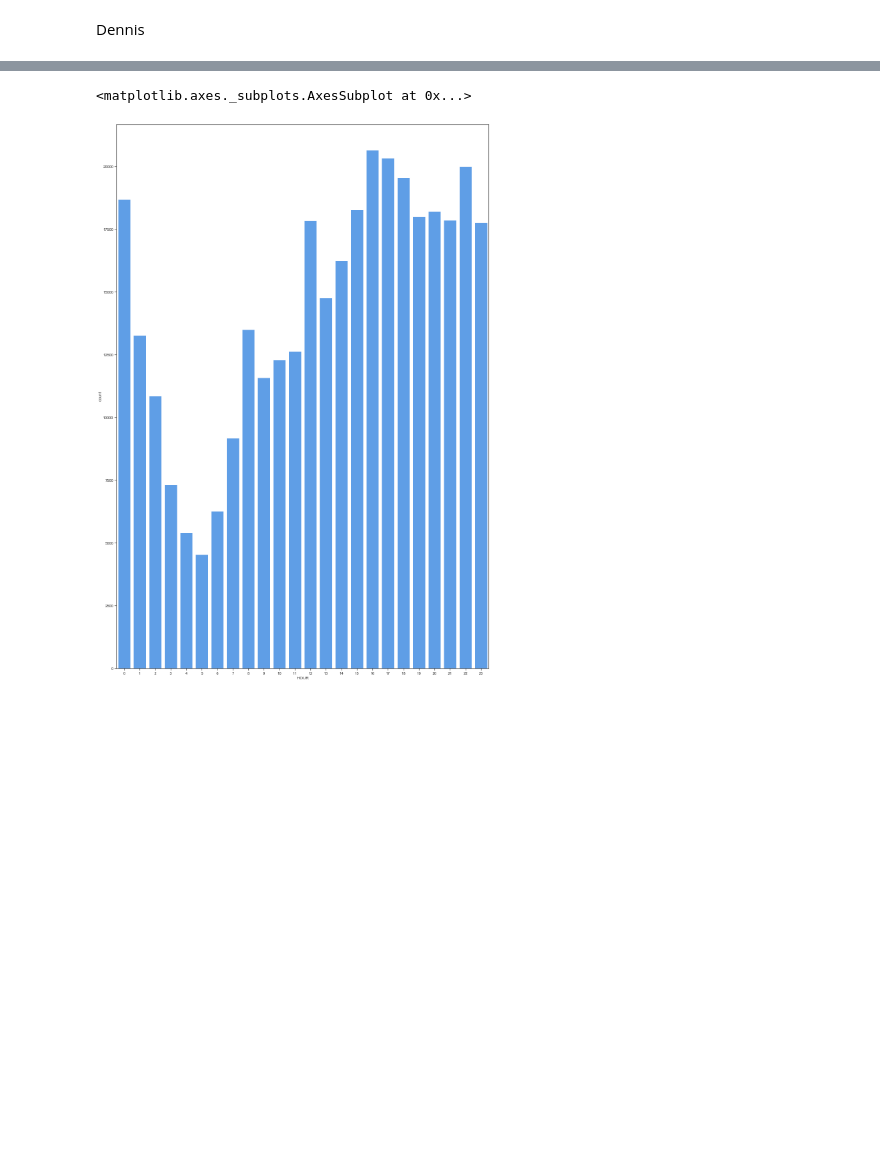
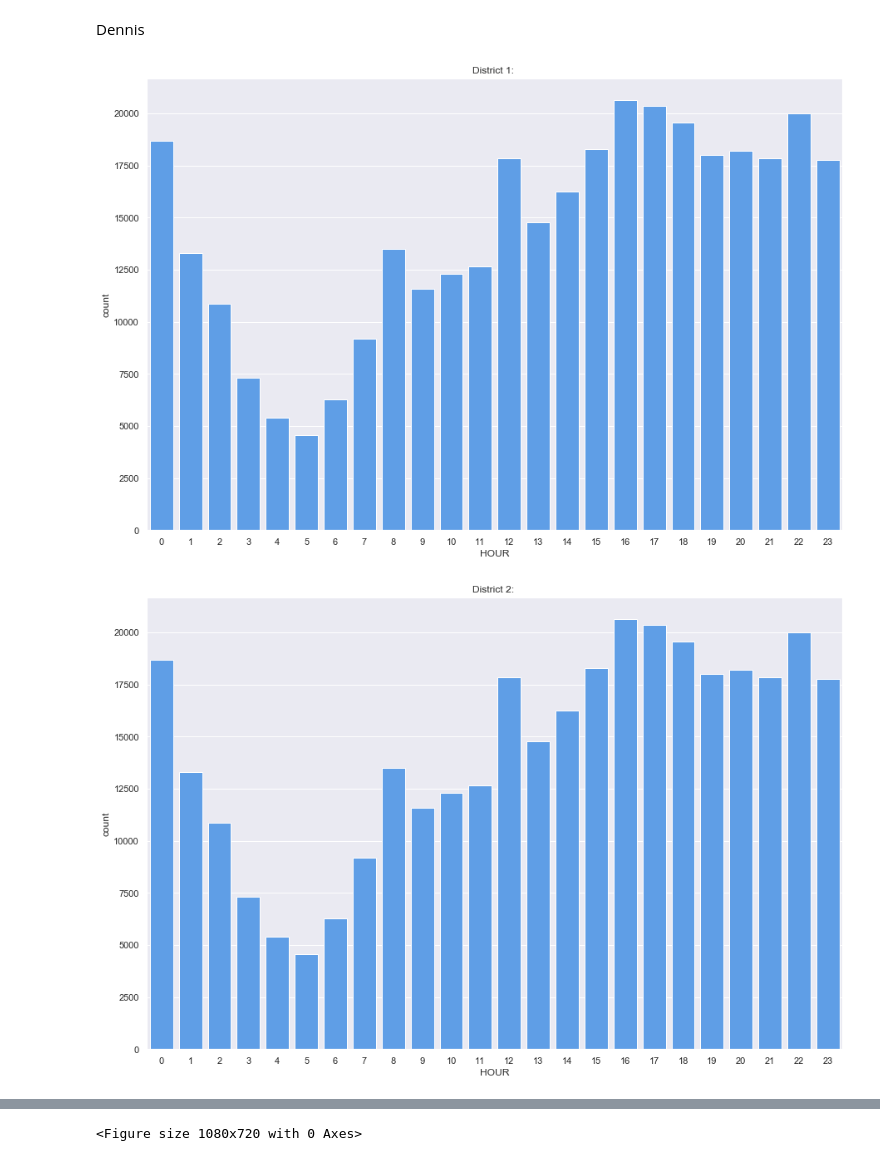
Before and after one commit to S1068835/Misdaad-Denver, a Jupyter notebook: Misdaad_Denver.ipynb, the cells around one changed output, grey strips where cells are left out. Saved outputs shown, nothing was run; the diff lists cells and outputs as text; code cells hidden in the pictures; blank space fills up the shorter version.

```diff
--- a/Misdaad_Denver.ipynb
+++ b/Misdaad_Denver.ipynb
@@ -383,5 +380,11 @@ Welke misdrijven er op jaarbasis het meeste plaatsvinden is vrij stabiel. De vol
 Dennis
 # %%
 #Inzichtelijk maken in welk uur de meeste misdaden voorkomen.
-sns.countplot(crime['HOUR'], data=crime, color='#499dfc')
+for i in crime.sort_values(by='DISTRICT_ID').DISTRICT_ID.unique():
+    plt.title("District %s: " % (i))
+    district = crime.loc[crime['DISTRICT_ID'] == i]
+    sns.countplot(crime['HOUR'], data=crime, color='#499dfc')
+    plt.figure(figsize=(15,10))
 # %% [output]
+[figure, new version]
+[figure, added]
@@ -388,2 +396 @@ sns.countplot(crime['HOUR'], data=crime, color='#499dfc')
-<matplotlib.axes._subplots.AxesSubplot at 0x...>
+<Figure size 1080x720 with 0 Axes>
-[figure, old version]
```
Also changed, not shown: parts of 6 cells of this notebook.
